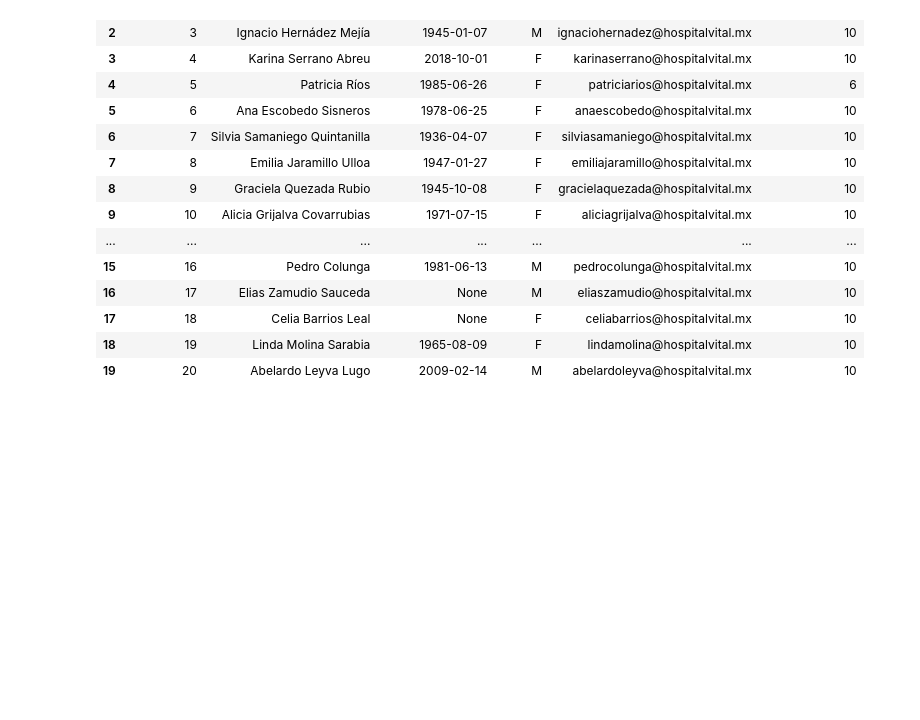
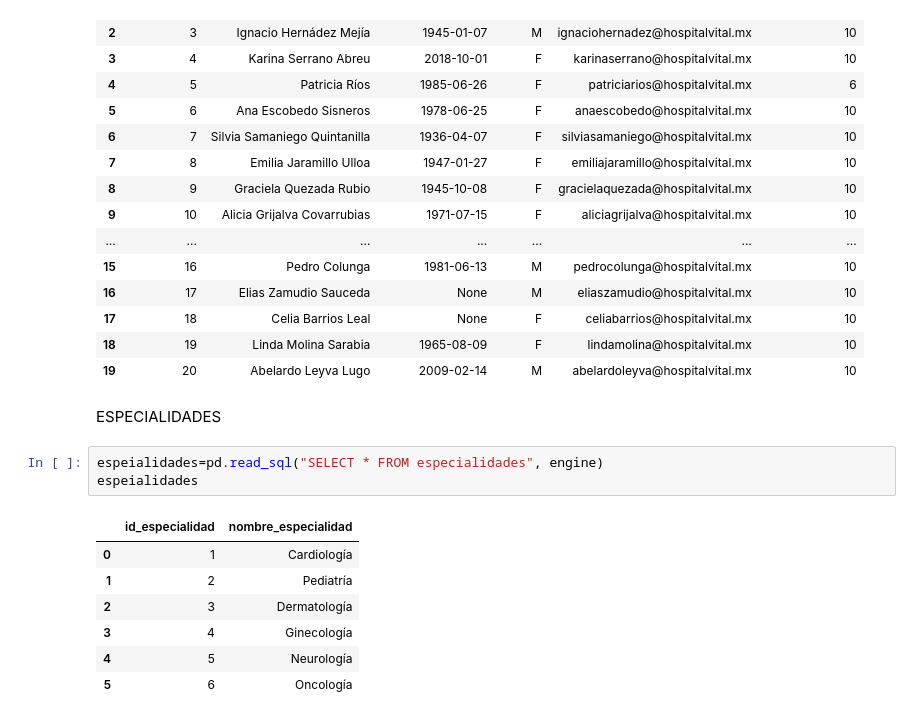
Before and after one commit to JonathanAlbertoBarrera/LimpiezaDatosPandas, a Jupyter notebook: 2-PracticaAseguramientoCalidadDatos/2_PracticaDatosNotebook.ipynb, the cells around one changed output. Cells and saved outputs as stored; diff of their text form; blank space fills up the shorter version.

```diff
--- a/2-PracticaAseguramientoCalidadDatos/2_PracticaDatosNotebook.ipynb
+++ b/2-PracticaAseguramientoCalidadDatos/2_PracticaDatosNotebook.ipynb
@@ -589,3 +589,16 @@ pacientes.head(20)
 | 17 | 18 | Celia Barrios Leal | None | F | celiabarrios@hospitalvital.mx | 10 |
 | 18 | 19 | Linda Molina Sarabia | 1965-08-09 | F | lindamolina@hospitalvital.mx | 10 |
 | 19 | 20 | Abelardo Leyva Lugo | 2009-02-14 | M | abelardoleyva@hospitalvital.mx | 10 |
+# %% [markdown]
+ESPECIALIDADES
+# %%
+espeialidades=pd.read_sql("SELECT * FROM especialidades", engine)
+espeialidades
+# %% [output]
+|  | id_especialidad | nombre_especialidad |
+| 0 | 1 | Cardiología |
+| 1 | 2 | Pediatría |
+| 2 | 3 | Dermatología |
+| 3 | 4 | Ginecología |
+| 4 | 5 | Neurología |
+| 5 | 6 | Oncología |
```
Also changed, not shown: parts of 6 cells of this notebook.
